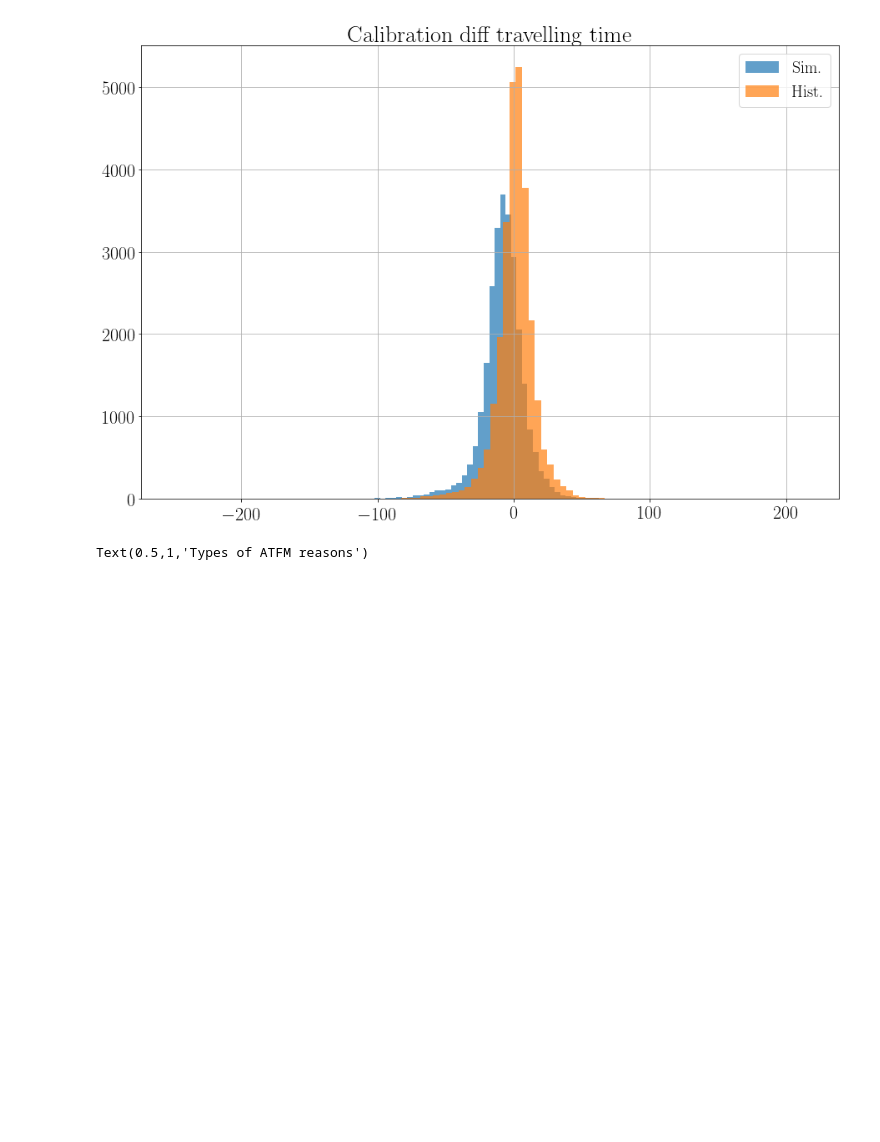
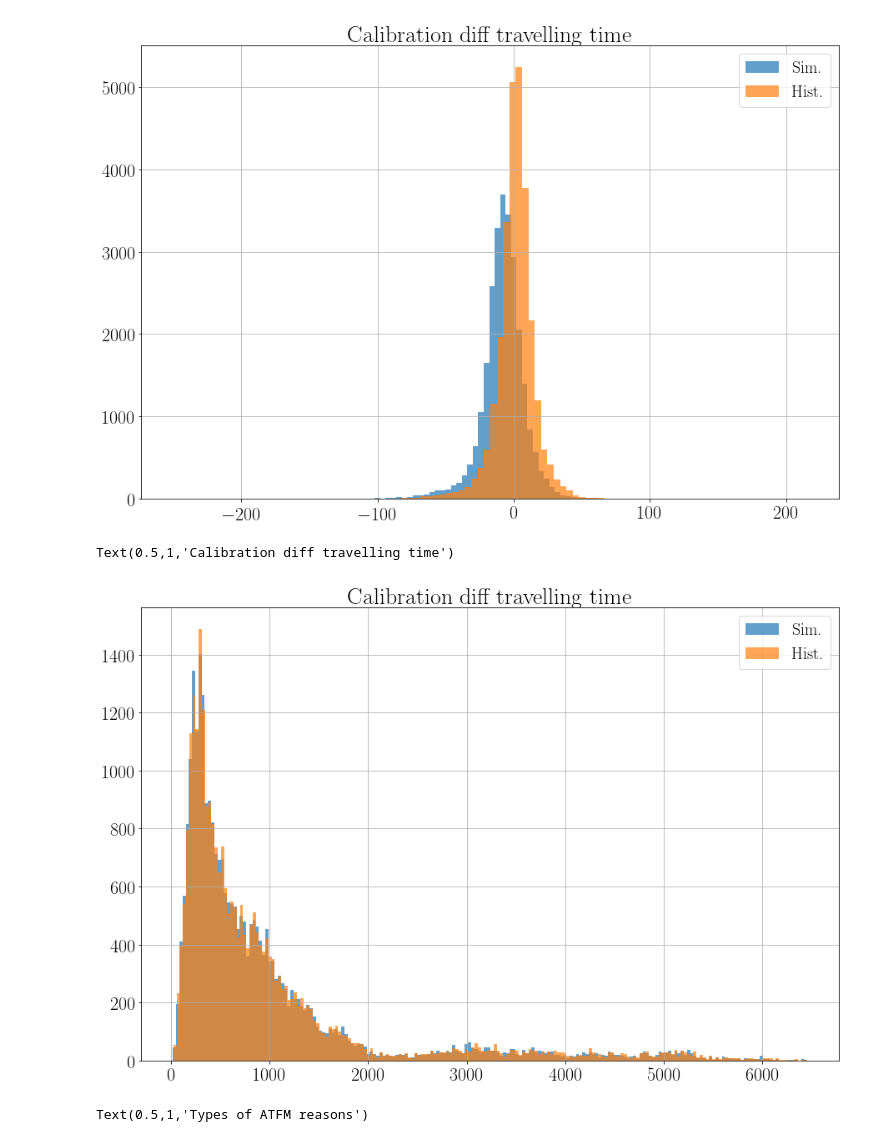
Before and after one commit to GGurtner/domino-validation, a Jupyter notebook: Validation.ipynb, the cells around one changed output. Drawn from its saved outputs; the diff is of its cells as text; code cells hidden in the pictures; blank space fills up the shorter version.

```diff
--- a/Validation.ipynb
+++ b/Validation.ipynb
@@ -335,6 +335,17 @@ ax.set_title('Calibration diff travelling time')
 # %% [output]
 Text(0.5,1,'Calibration diff travelling time')
 [figure]
+# %%
+fig, ax = subplots(figsize=(15, 10))
+df['scheduled_flying_distance'].hist(bins=200, ax=ax, alpha=0.7, label='Sim.')
+(df_hist['scheduled_flying_distance']/1.852).hist(bins=200, ax=ax, alpha=0.7, label='Hist.')
+ax.legend()
+ax.set_title('Calibration diff travelling time')
+#ax.set_xlim((0, 100))
+#ax.set_yscale('log')
+# %% [output]
+Text(0.5,1,'Calibration diff travelling time')
+[figure, added]
 # %%
 fig, ax = subplots(figsize=(15, 10))
 mask = df['atfm_reason']=='C_AP'
```
